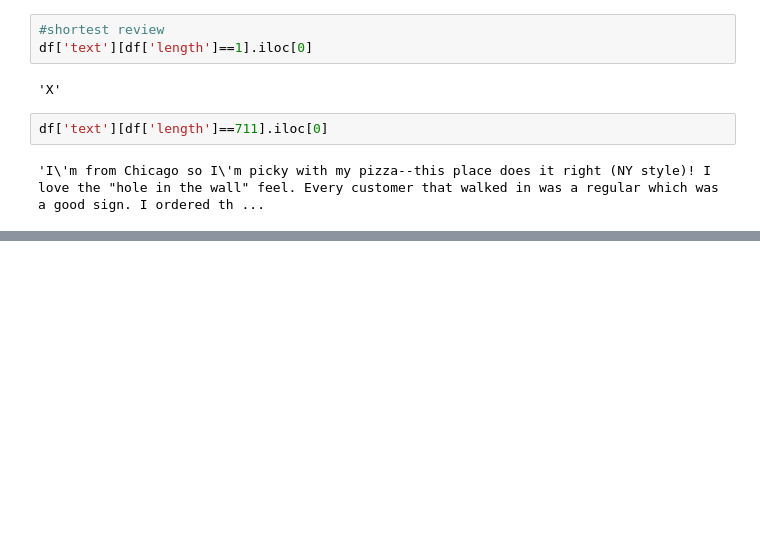
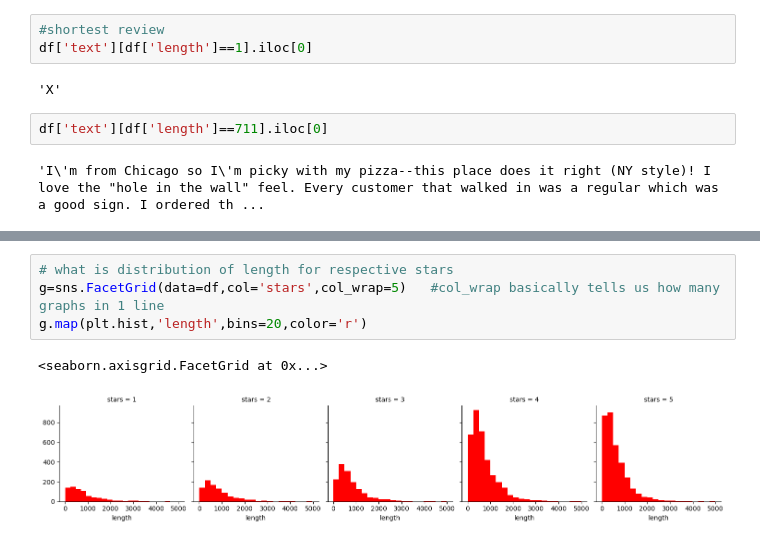
Before and after one commit to Devansh-Gupta-Official/yelp-reviews-analysis, a Jupyter notebook: yelp_reviews.ipynb, the cells around one changed output, grey strips where cells are left out. Saved outputs shown, nothing was run; the diff lists cells and outputs as text; blank space fills up the shorter version.

```diff
--- a/yelp_reviews.ipynb
+++ b/yelp_reviews.ipynb
@@ -119,0 +125,7 @@ df['text'][df['length']==711].iloc[0]
+# %%
+# what is distribution of length for respective stars
+g=sns.FacetGrid(data=df,col='stars',col_wrap=5)   #col_wrap basically tells us how many graphs in 1 line
+g.map(plt.hist,'length',bins=20,color='r')
+# %% [output]
+<seaborn.axisgrid.FacetGrid at 0x...>
+[figure, added]
```
Also changed, not shown: parts of 1 cell of this notebook.
